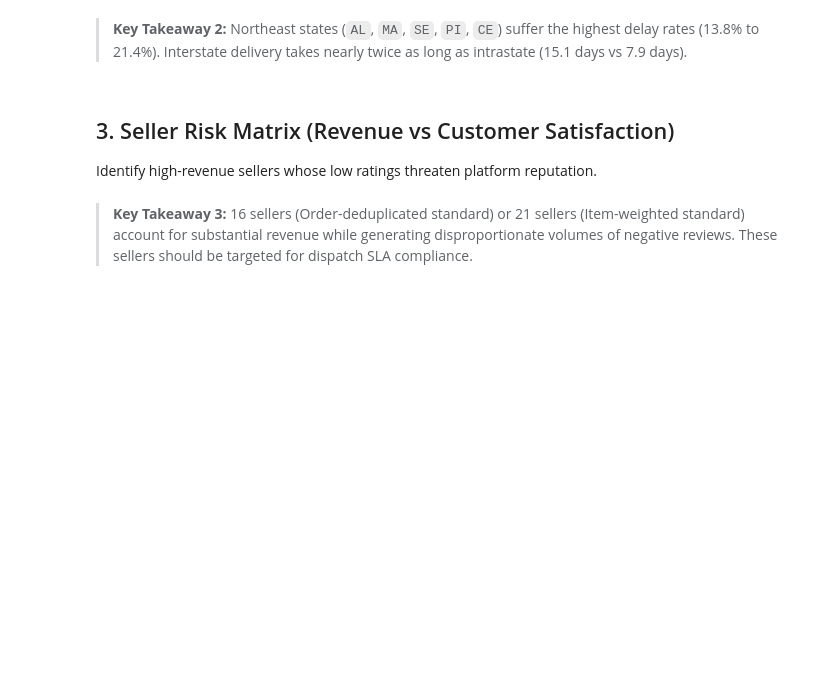
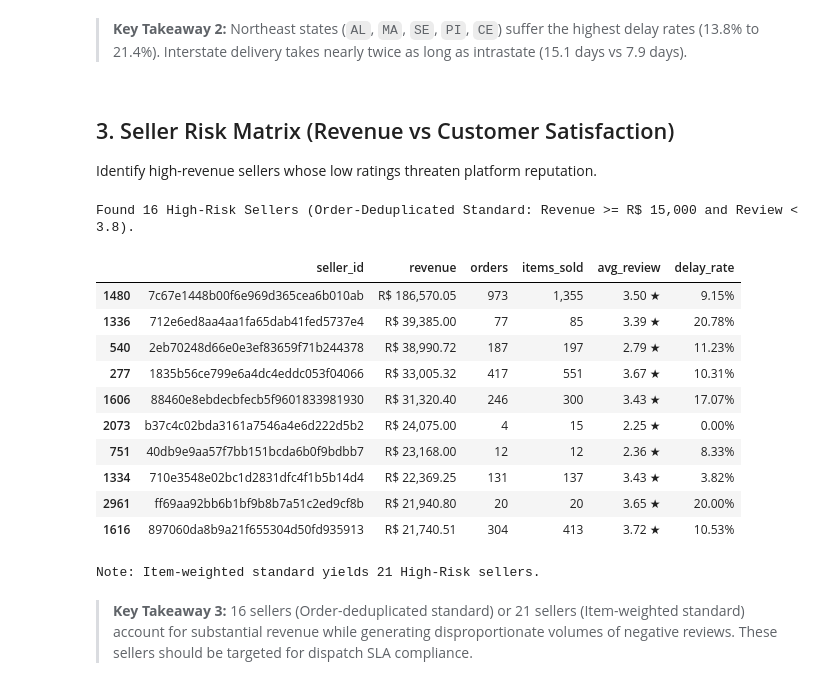
Before and after one commit to Baotran265/olist-ecommerce-data-analyst, a Jupyter notebook: notebooks/01_eda_and_insights.ipynb, the cells around one changed output. Drawn from its saved outputs; the diff is of its cells as text; code cells hidden in the pictures; blank space fills up the shorter version.

```diff
--- a/notebooks/01_eda_and_insights.ipynb
+++ b/notebooks/01_eda_and_insights.ipynb
@@ -126,34 +177,48 @@ seller_orders = valid_deliv.groupby(['seller_id', 'order_id']).agg(
     review_score=('review_score', 'mean'),
     is_delayed=('is_delayed', 'max')
 ).reset_index()
 
 seller_stats = seller_orders.groupby('seller_id').agg(
     revenue=('order_rev', 'sum'),
     orders=('order_id', 'count'),
     items_sold=('items_count', 'sum'),
     avg_review=('review_score', 'mean'),
     delay_rate=('is_delayed', lambda s: s.mean() * 100)
 ).reset_index()
 
 REV_LIMIT = 15000
 REVIEW_LIMIT = 3.8
 
 high_risk = seller_stats[(seller_stats['revenue'] >= REV_LIMIT) & (seller_stats['avg_review'] < REVIEW_LIMIT)].sort_values(by='revenue', ascending=False)
 print(f"Found {len(high_risk)} High-Risk Sellers (Order-Deduplicated Standard: Revenue >= R$ 15,000 and Review < 3.8).")
 display(high_risk.head(10).style.format({
     'revenue': 'R$ {:,.2f}',
     'orders': '{:,}',
     'items_sold': '{:,}',
     'avg_review': '{:.2f} ★',
     'delay_rate': '{:.2f}%'
 }))
 
 # Direct item-weighted comparison (yielding 21 sellers)
-item_weighted_risk = df_master[df_master['order_status'] == 'delivered'].groupby('seller_id').agg(
+item_weighted_risk = df_master[(df_master['order_status'] == 'delivered') & (df_master['is_valid_delivered'] == 1)].groupby('seller_id').agg(
     revenue=('price', 'sum'), avg_rev=('review_score', 'mean')
 ).reset_index()
 item_weighted_count = len(item_weighted_risk[(item_weighted_risk['revenue'] >= REV_LIMIT) & (item_weighted_risk['avg_rev'] < REVIEW_LIMIT)])
 print(f"Note: Item-weighted standard yields {item_weighted_count} High-Risk sellers.")
+# %% [output]
+Found 16 High-Risk Sellers (Order-Deduplicated Standard: Revenue >= R$ 15,000 and Review < 3.8).
+|  | seller_id | revenue | orders | items_sold | avg_review | delay_rate |
+| 1480 | 7c67e1448b00f6e969d365cea6b010ab | R$ 186,570.05 | 973 | 1,355 | 3.50 ★ | 9.15% |
+| 1336 | 712e6ed8aa4aa1fa65dab41fed5737e4 | R$ 39,385.00 | 77 | 85 | 3.39 ★ | 20.78% |
+| 540 | 2eb70248d66e0e3ef83659f71b244378 | R$ 38,990.72 | 187 | 197 | 2.79 ★ | 11.23% |
+| 277 | 1835b56ce799e6a4dc4eddc053f04066 | R$ 33,005.32 | 417 | 551 | 3.67 ★ | 10.31% |
+| 1606 | 88460e8ebdecbfecb5f9601833981930 | R$ 31,320.40 | 246 | 300 | 3.43 ★ | 17.07% |
+| 2073 | b37c4c02bda3161a7546a4e6d222d5b2 | R$ 24,075.00 | 4 | 15 | 2.25 ★ | 0.00% |
+| 751 | 40db9e9aa57f7bb151bcda6b0f9bdbb7 | R$ 23,168.00 | 12 | 12 | 2.36 ★ | 8.33% |
+| 1334 | 710e3548e02bc1d2831dfc4f1b5b14d4 | R$ 22,369.25 | 131 | 137 | 3.43 ★ | 3.82% |
+| 2961 | ff69aa92bb6b1bf9b8b7a51c2ed9cf8b | R$ 21,940.80 | 20 | 20 | 3.65 ★ | 20.00% |
+| 1616 | 897060da8b9a21f655304d50fd935913 | R$ 21,740.51 | 304 | 413 | 3.72 ★ | 10.53% |
+Note: Item-weighted standard yields 21 High-Risk sellers.
 # %% [markdown]
 > **Key Takeaway 3:** 16 sellers (Order-deduplicated standard) or 21 sellers (Item-weighted standard) account for substantial revenue while generating disproportionate volumes of negative reviews. These sellers should be targeted for dispatch SLA compliance.
 # %% [markdown]
```
Also changed, not shown: parts of 8 cells of this notebook, 18 other files.
